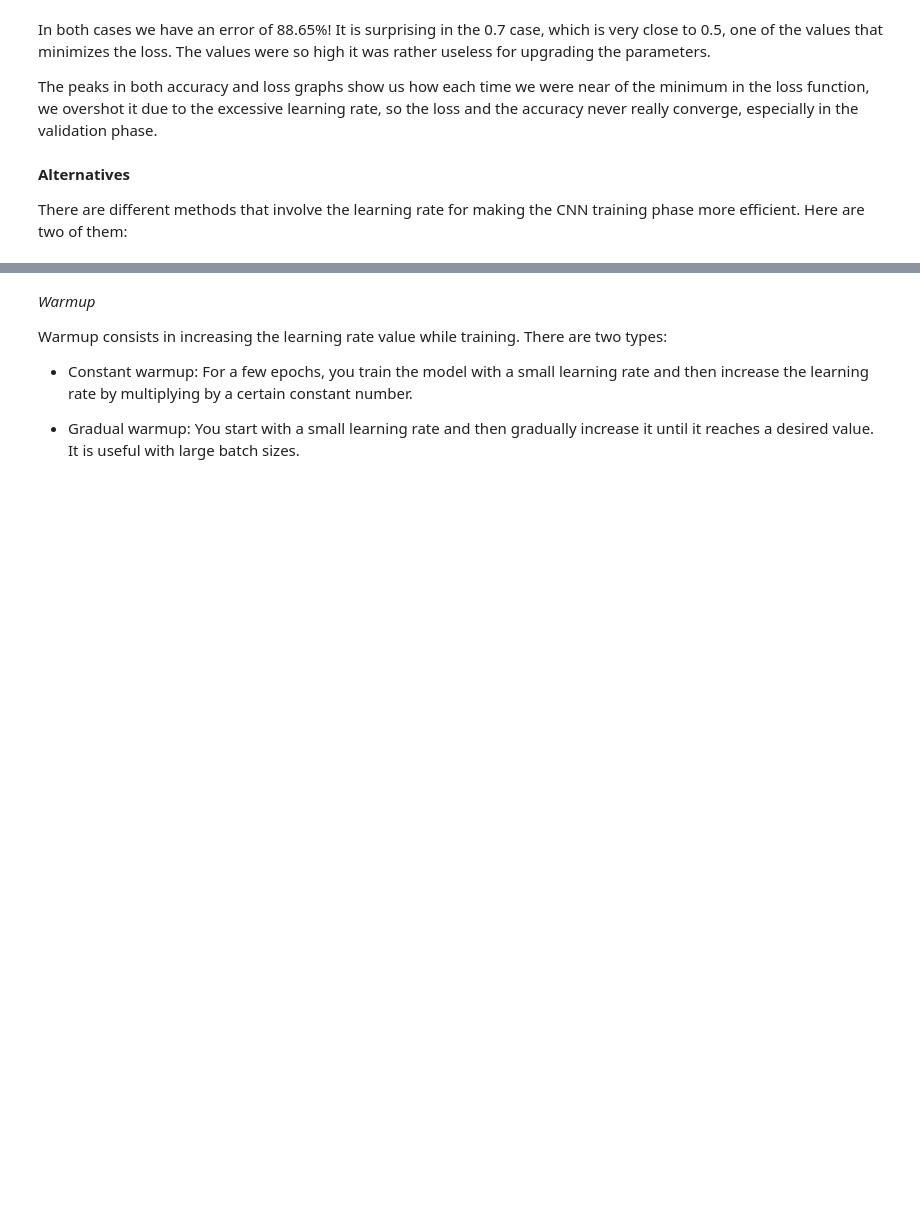
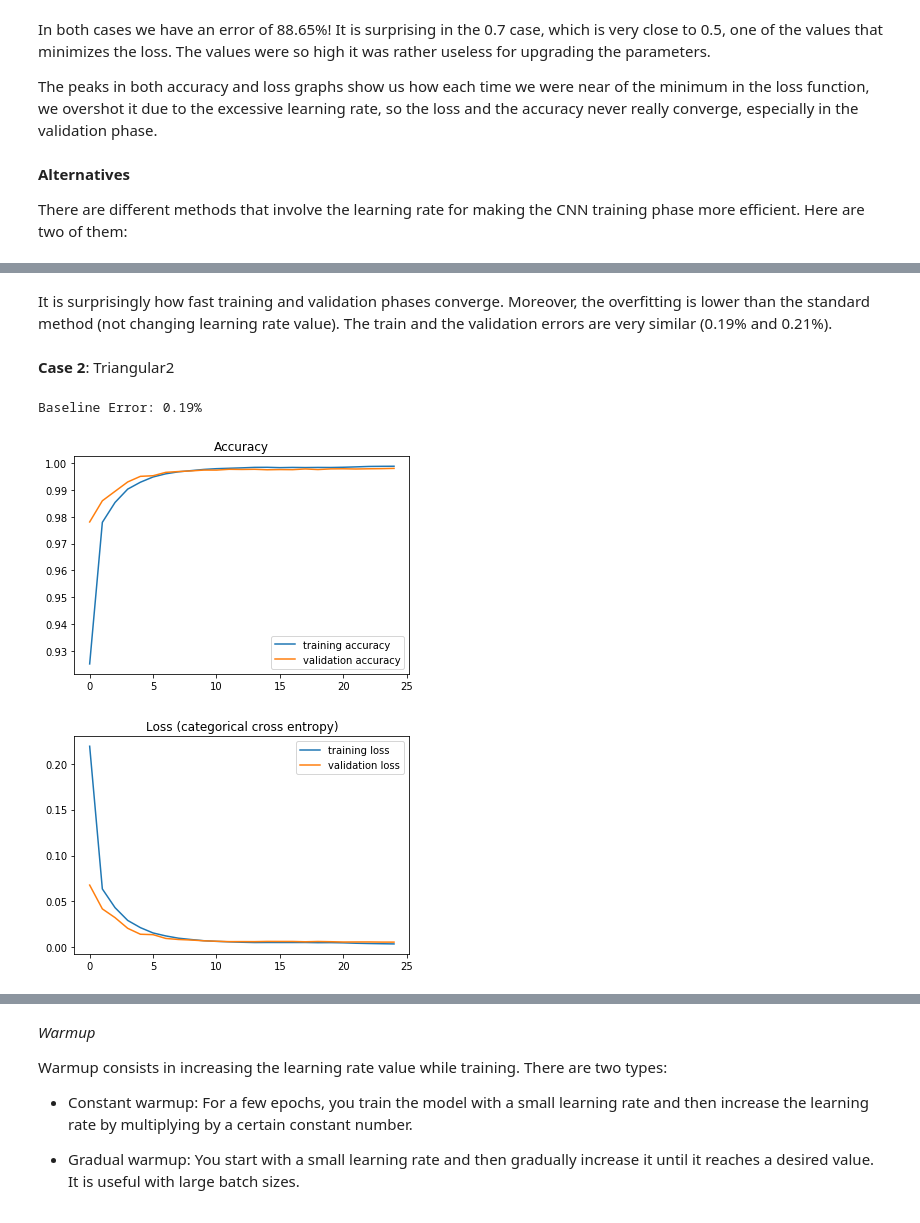
Before and after one commit to telecombcn-dl/2018-idl-projects, a Jupyter notebook: team_10/Learning Rate - Team 10 (1).ipynb, the cells around one changed output, grey strips where cells are left out. Drawn from its saved outputs; the diff is of its cells as text; code cells hidden in the pictures; blank space fills up the shorter version.

```diff
--- a/team_10/Learning Rate - Team 10 (1).ipynb
+++ b/team_10/Learning Rate - Team 10 (1).ipynb
@@ -202,0 +327,12 @@ This method consists in cycling the learning rate value between a lower bound an
+# %% [markdown]
+It is surprisingly how fast training and validation phases converge. Moreover, the overfitting is lower than the standard method (not changing learning rate value). The train and the validation errors are very similar (0.19% and 0.21%).
+# %% [markdown]
+**Case 2**: Triangular2
+# %%
+history = cyclical('triangular2', 25)
+plot_accuracy(history)
+plot_loss(history)
+# %% [output]
+Baseline Error: 0.19%
+[figure, added]
+[figure, added]
```
Also changed, not shown: parts of 24 cells of this notebook.
